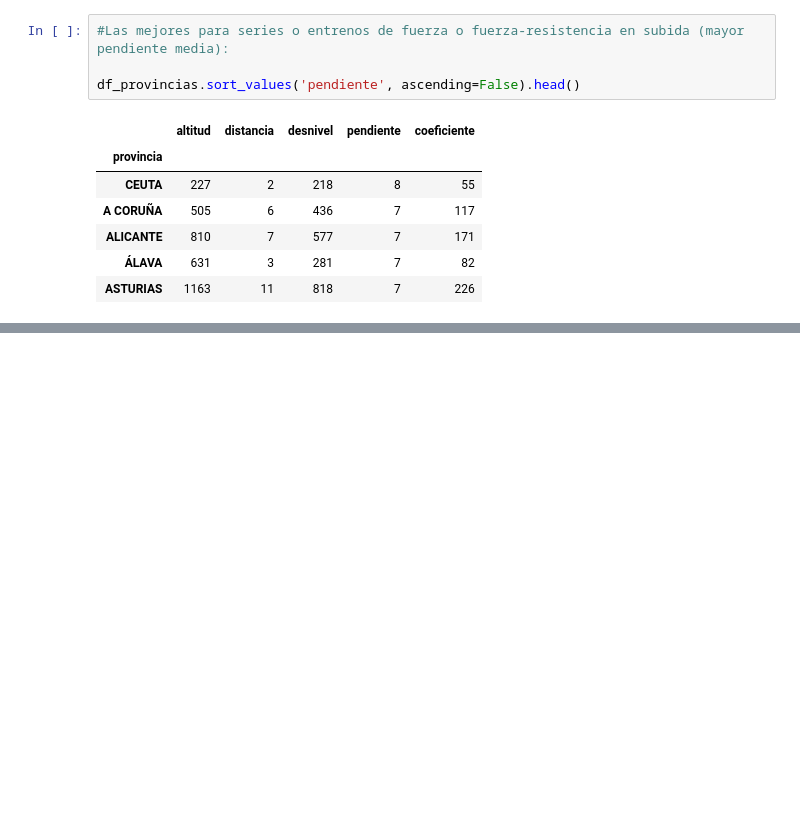
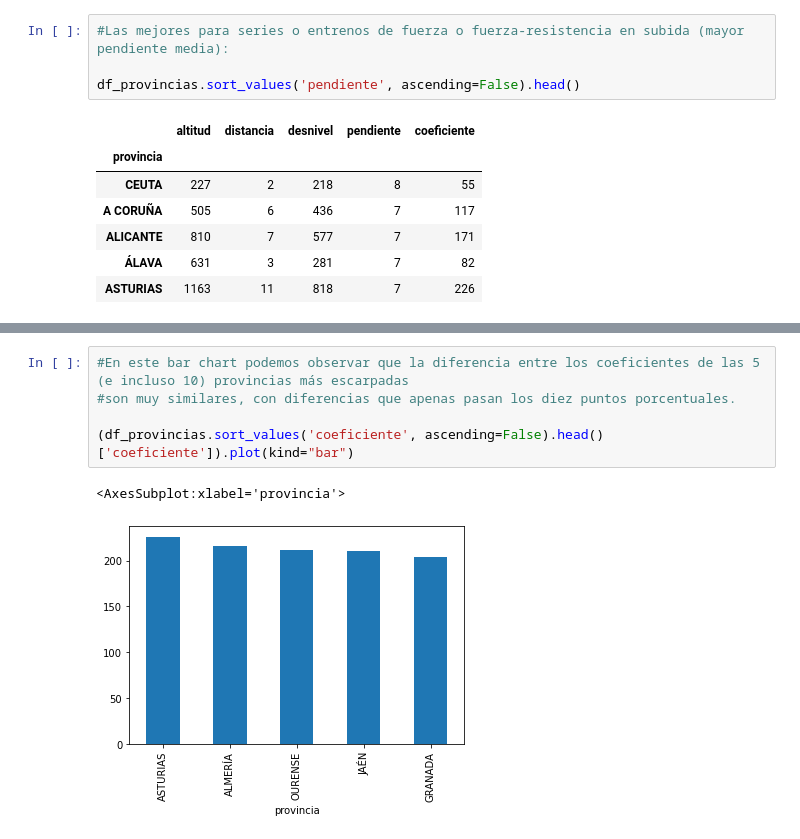
Before and after one commit to ironhack-bcn-data-pt/PR03-project-web, a Jupyter notebook: scraping_altimetrias.ipynb, the cells around one changed output, grey strips where cells are left out. Saved outputs shown, nothing was run; the diff lists cells and outputs as text; blank space fills up the shorter version.

```diff
--- a/scraping_altimetrias.ipynb
+++ b/scraping_altimetrias.ipynb
@@ -467,3 +467,11 @@ df_provincias.sort_values('coeficiente', ascending=False).head()
 | OURENSE | 1386 | 22 | 1067 | 3 | 212 |
 | JAÉN | 1464 | 12 | 838 | 6 | 210 |
 | GRANADA | 1374 | 14 | 853 | 5 | 204 |
+# %%
+#En este bar chart podemos observar que la diferencia entre los coeficientes de las 5 (e incluso 10) provincias más escarpadas
+#son muy similares, con diferencias que apenas pasan los diez puntos porcentuales.
+
+(df_provincias.sort_values('coeficiente', ascending=False).head()['coeficiente']).plot(kind="bar")
+# %% [output]
+<AxesSubplot:xlabel='provincia'>
+[figure, added]
```
Also changed, not shown: parts of 4 cells of this notebook, 2 other files.
